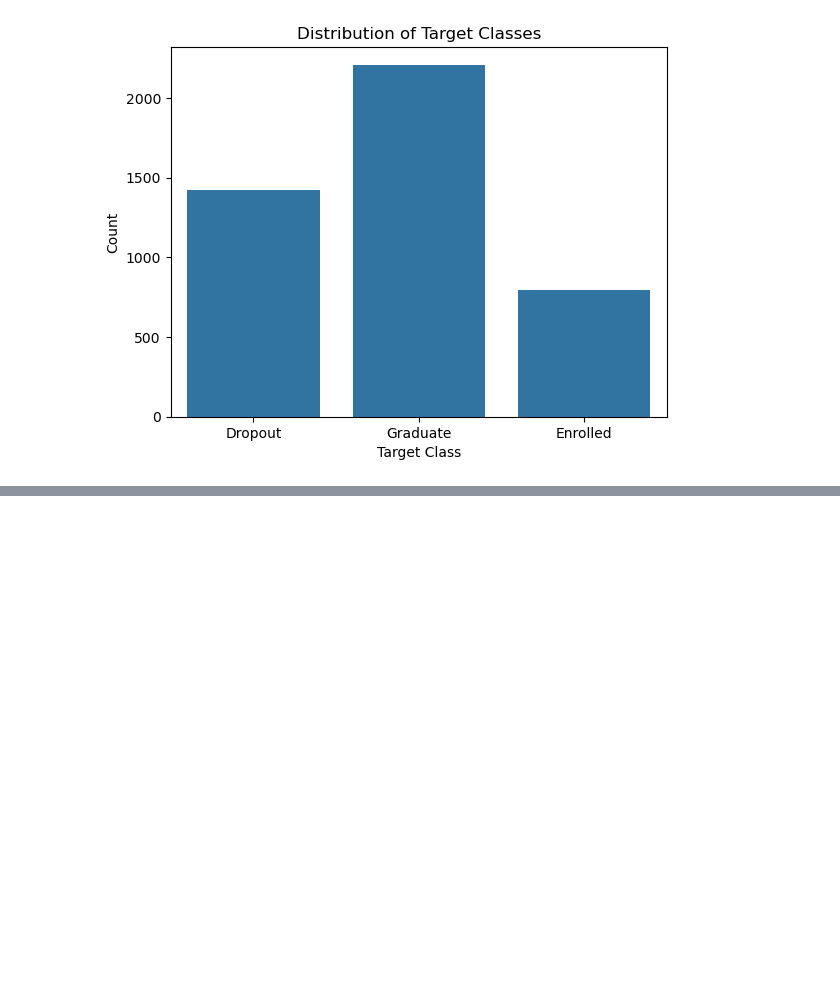
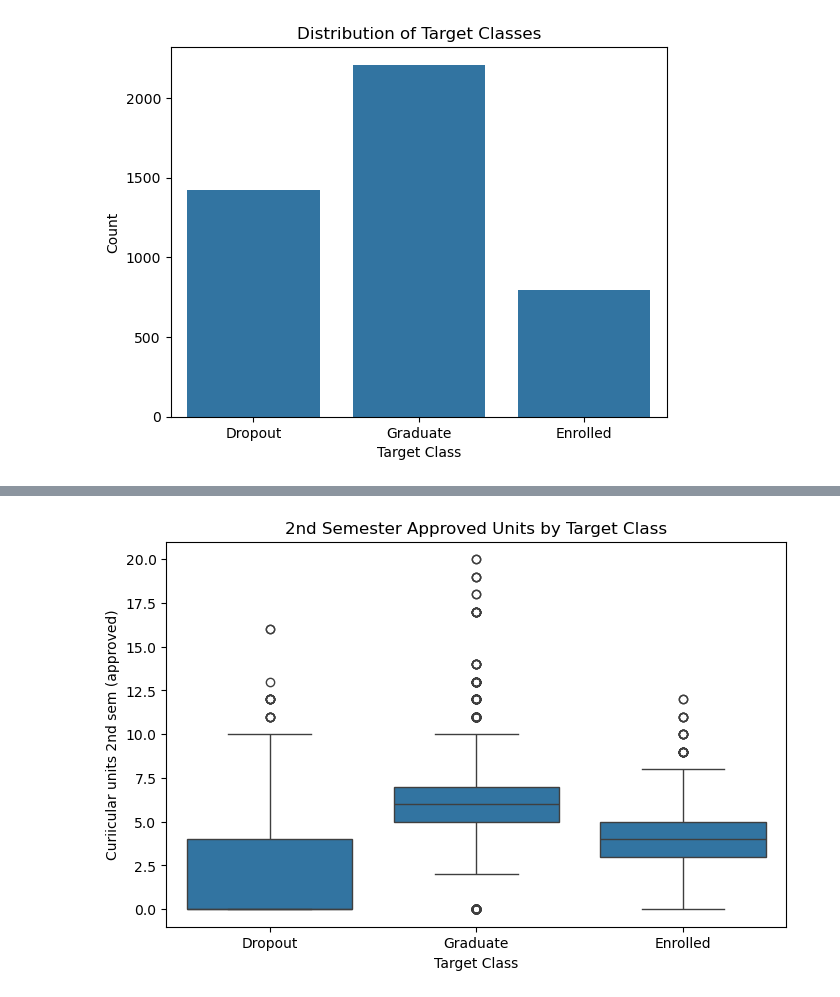
Before and after one commit to Jpuirgn/ML_student_risk_prediction, a Jupyter notebook: notebooks/student_risk_prediction.ipynb, the cells around one changed output, grey strips where cells are left out. Cells and saved outputs as stored; diff of their text form; code cells hidden in the pictures; blank space fills up the shorter version.

```diff
--- a/notebooks/student_risk_prediction.ipynb
+++ b/notebooks/student_risk_prediction.ipynb
@@ -405,0 +457,9 @@ Name: count, dtype: int64
+# %%
+plt.figure(figsize=(8, 5))
+sns.boxplot(x="Target", y="Curricular units 2nd sem (approved)", data=df)
+plt.title("2nd Semester Approved Units by Target Class")
+plt.xlabel("Target Class")
+plt.ylabel("Curiicular units 2nd sem (approved)")
+plt.show()
+# %% [output]
+[figure, added]
```
Also changed, not shown: parts of 8 cells of this notebook, 1 other file.
